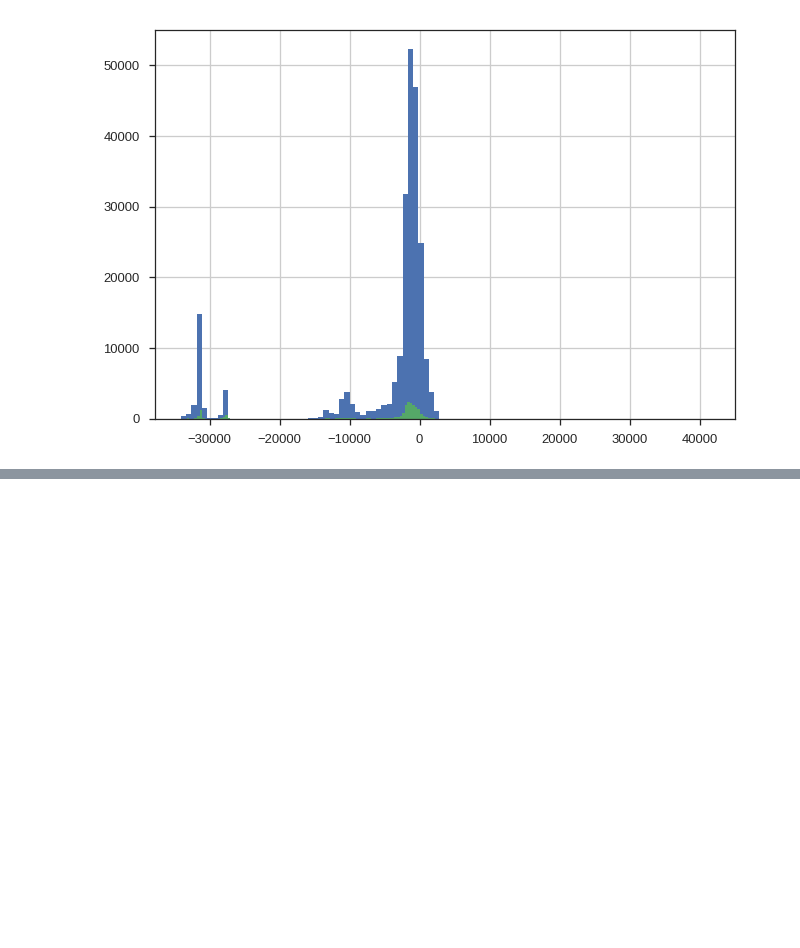
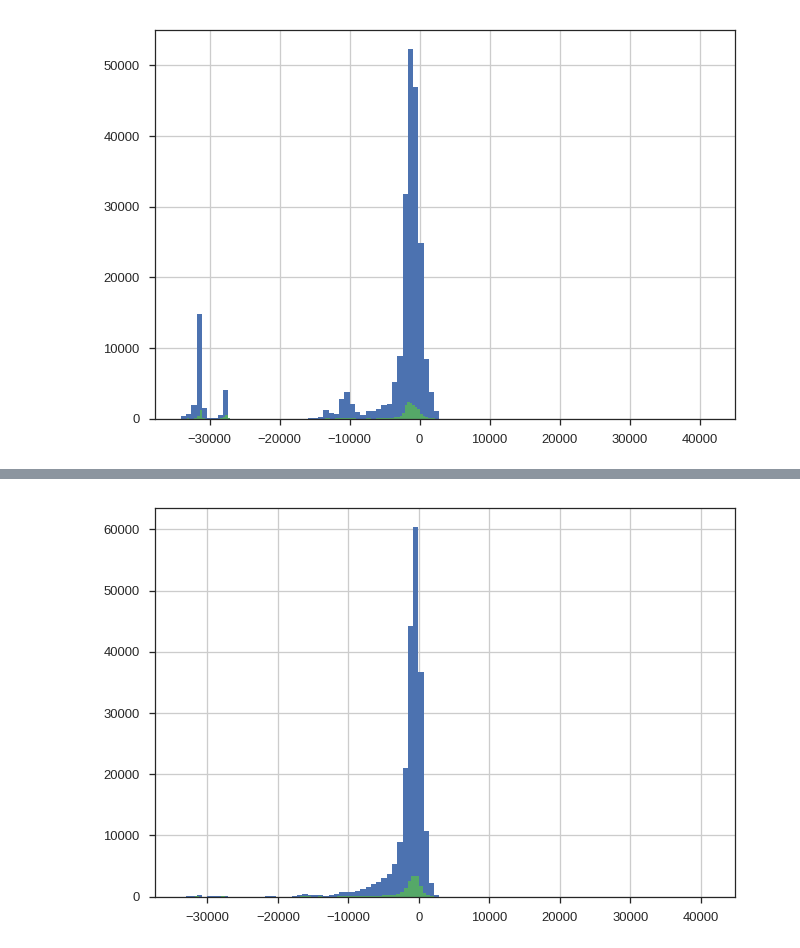
Before and after one commit to numb3r33/Kaggle_Home_Credit, a Jupyter notebook: notebooks/EDA.ipynb, the cells around one changed output, grey strips where cells are left out. Saved outputs shown, nothing was run; the diff lists cells and outputs as text; code cells hidden in the pictures; blank space fills up the shorter version.

```diff
--- a/notebooks/EDA.ipynb
+++ b/notebooks/EDA.ipynb
@@ -94,3 +94,9 @@ res[(app_train.TARGET == 0)].hist(bins=100)
 res[(app_train.TARGET == 1)].hist(bins=100);
 # %% [output]
 [figure]
+# %%
+%%time
+
+tr = bureau.loc[:, ['SK_ID_CURR', 'SK_ID_BUREAU', 'DAYS_CREDIT_ENDDATE']]\
+           .merge(prev_app.loc[:, ['SK_ID_CURR', 'DAYS_TERMINATION']]\
+                          .replace({'DAYS_TERMINATION': {365243: np.nan}}), how='left')
@@ -96,0 +106,9 @@ res[(app_train.TARGET == 1)].hist(bins=100);
+# %%
+res = tr.groupby('SK_ID_CURR')[['DAYS_CREDIT_ENDDATE', 'DAYS_TERMINATION']].mean()
+res = res.DAYS_TERMINATION - res.DAYS_CREDIT_ENDDATE
+res = app_train.SK_ID_CURR.map(res)
+
+res[(app_train.TARGET == 0)].hist(bins=100)
+res[(app_train.TARGET == 1)].hist(bins=100);
+# %% [output]
+[figure, added]
```
Also changed, not shown: parts of 2 cells of this notebook, 1 other file.
